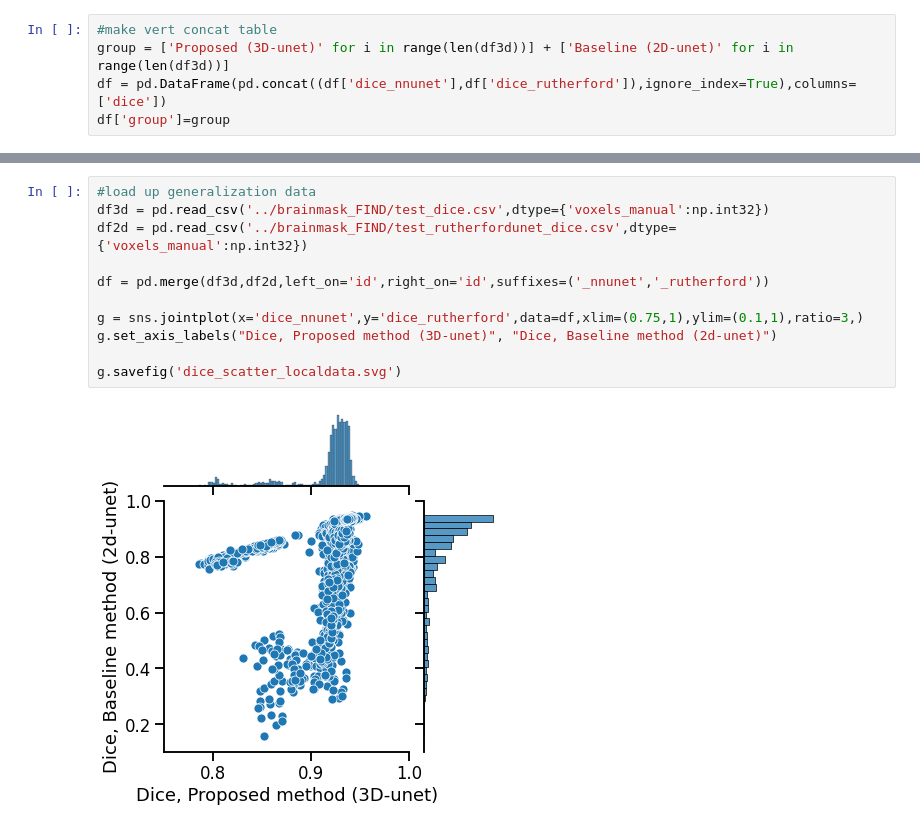
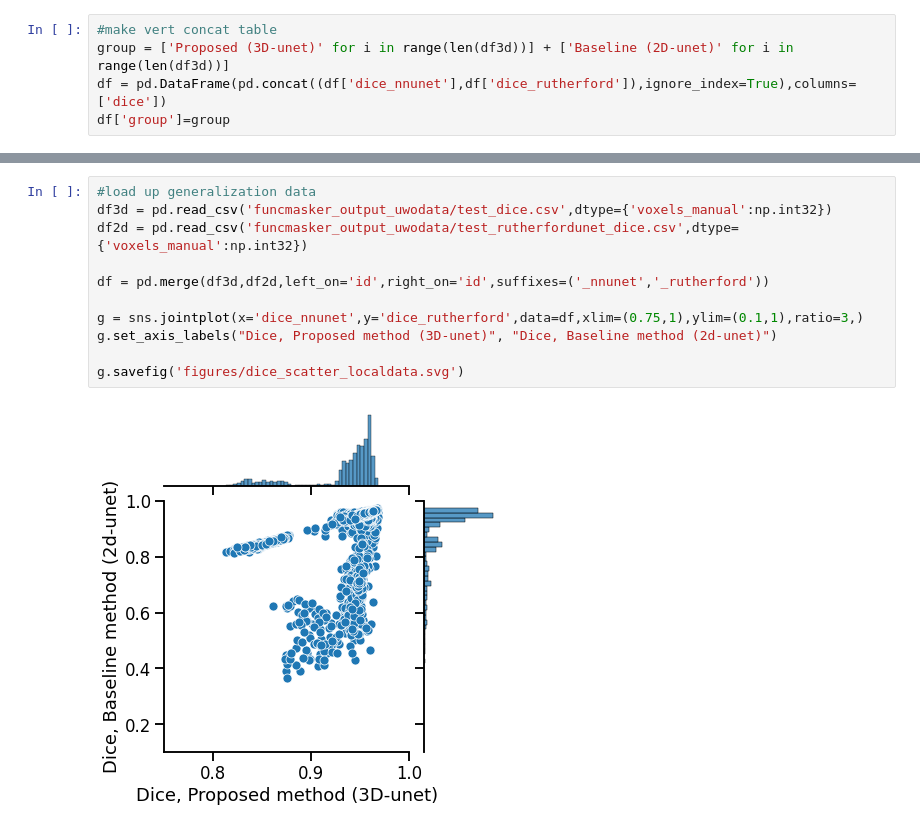
Before and after one commit to akhanf/funcmasker-compare, a Jupyter notebook: analysis.ipynb, the cells around one changed output, grey strips where cells are left out. Drawn from its saved outputs; the diff is of its cells as text.

```diff
--- a/analysis.ipynb
+++ b/analysis.ipynb
@@ -111,16 +115,16 @@ g.savefig('dice_ds3090.svg')
 # %%
 #load up generalization data
-df3d = pd.read_csv('../brainmask_FIND/test_dice.csv',dtype={'voxels_manual':np.int32})
-df2d = pd.read_csv('../brainmask_FIND/test_rutherfordunet_dice.csv',dtype={'voxels_manual':np.int32})
+df3d = pd.read_csv('funcmasker_output_uwodata/test_dice.csv',dtype={'voxels_manual':np.int32})
+df2d = pd.read_csv('funcmasker_output_uwodata/test_rutherfordunet_dice.csv',dtype={'voxels_manual':np.int32})
 
 df = pd.merge(df3d,df2d,left_on='id',right_on='id',suffixes=('_nnunet','_rutherford'))
 
 g = sns.jointplot(x='dice_nnunet',y='dice_rutherford',data=df,xlim=(0.75,1),ylim=(0.1,1),ratio=3,)
 g.set_axis_labels("Dice, Proposed method (3D-unet)", "Dice, Baseline method (2d-unet)")
 
-g.savefig('dice_scatter_localdata.svg')
+g.savefig('figures/dice_scatter_localdata.svg')
 # %% [output]
-[figure, old version]
+[figure, new version]
 # %%
 #make table with mean, stdev, and range
 print("\\begin{tabular}{|c|c|c|}")
```
Also changed, not shown: parts of 14 cells of this notebook, 6 other files.
